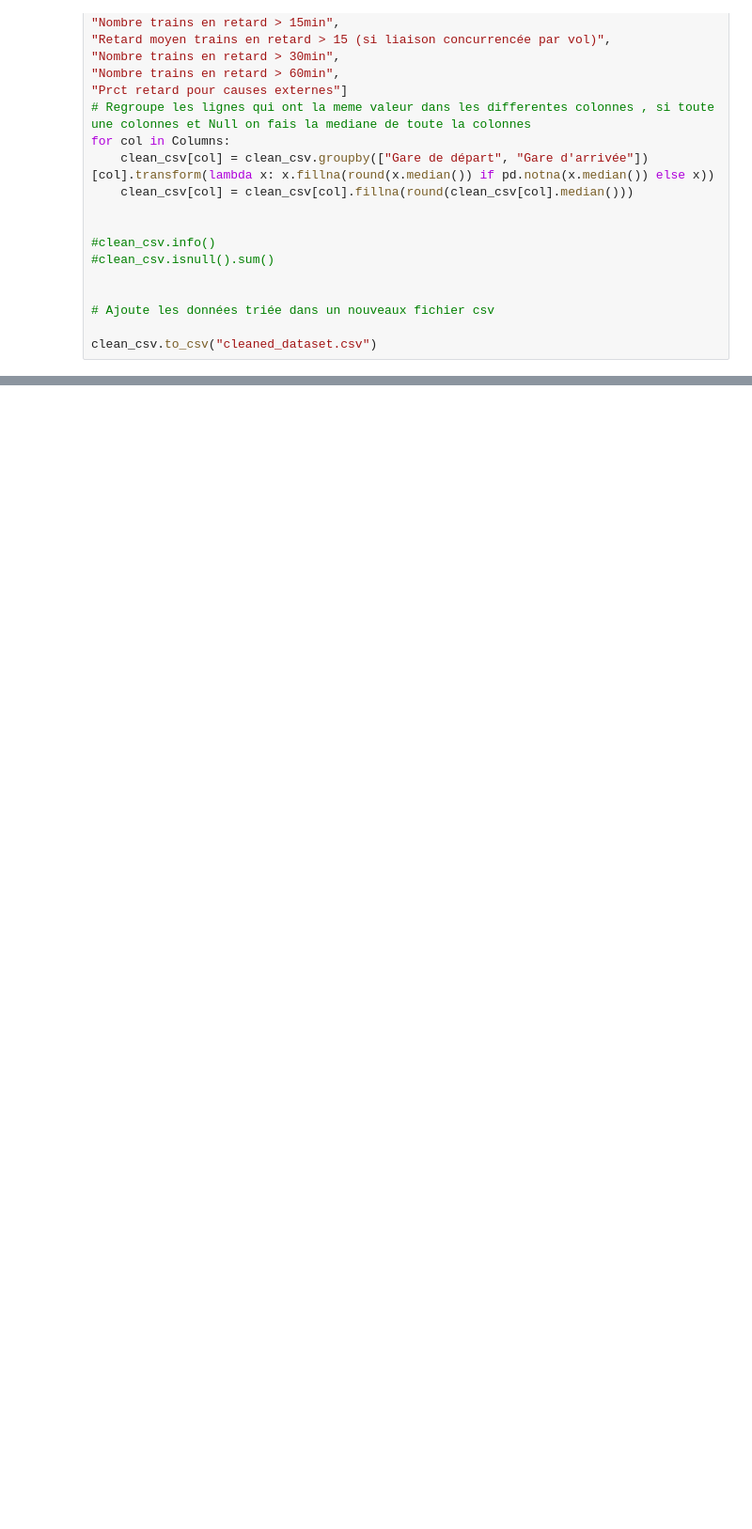
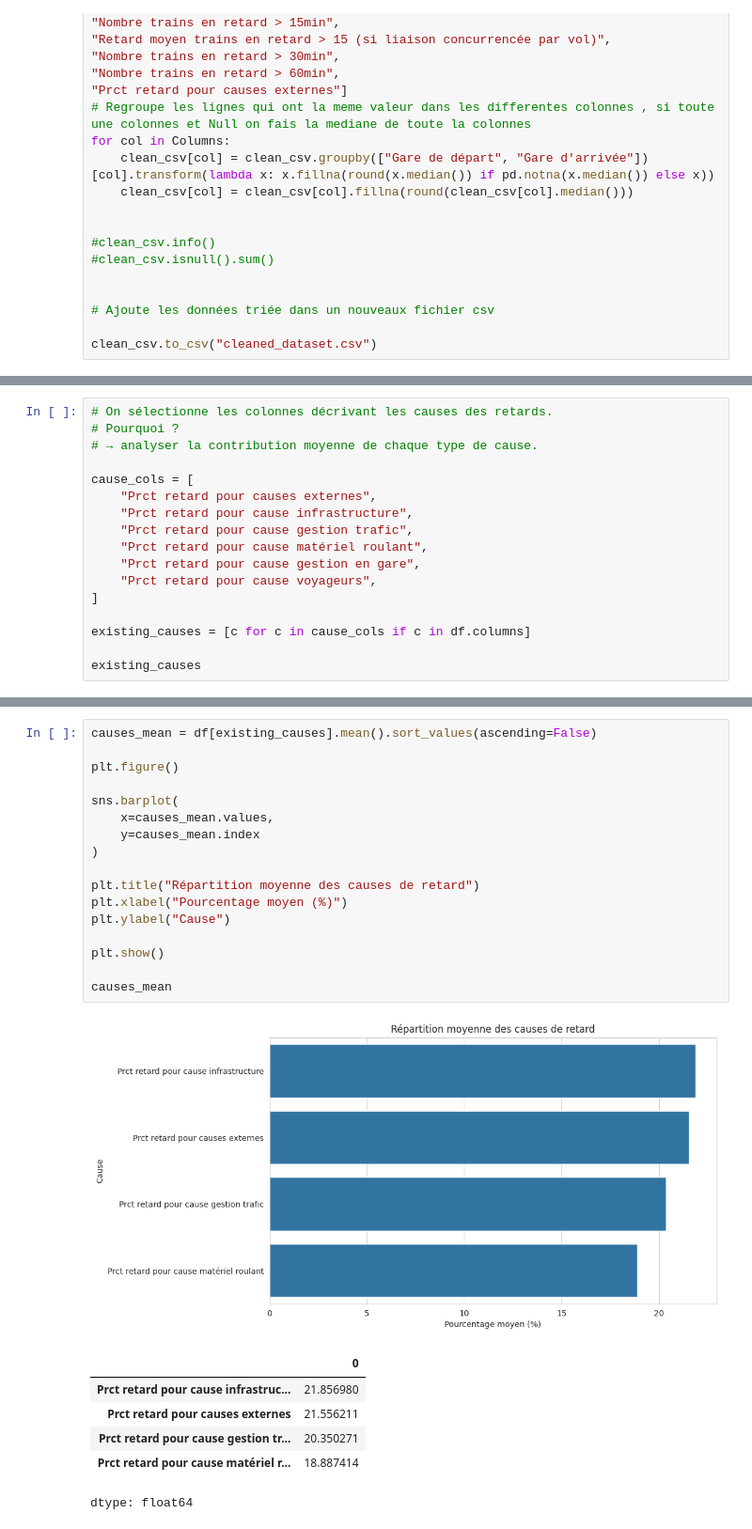
Before and after one commit to AZ044/Tardis, a Jupyter notebook: tardis_eda.ipynb, the cells around one changed output, grey strips where cells are left out. Shown at 94% size. Cells and saved outputs as stored; diff of their text form; blank space fills up the shorter version.

```diff
--- a/tardis_eda.ipynb
+++ b/tardis_eda.ipynb
@@ -84,0 +401,17 @@ clean_csv.to_csv("cleaned_dataset.csv")
+# %%
+# On sélectionne les colonnes décrivant les causes des retards.
+# Pourquoi ?
+# → analyser la contribution moyenne de chaque type de cause.
+
+cause_cols = [
+    "Prct retard pour causes externes",
+    "Prct retard pour cause infrastructure",
+    "Prct retard pour cause gestion trafic",
+    "Prct retard pour cause matériel roulant",
+    "Prct retard pour cause gestion en gare",
+    "Prct retard pour cause voyageurs",
+]
+
+existing_causes = [c for c in cause_cols if c in df.columns]
+
+existing_causes
@@ -84,0 +423,25 @@ clean_csv.to_csv("cleaned_dataset.csv")
+# %%
+causes_mean = df[existing_causes].mean().sort_values(ascending=False)
+
+plt.figure()
+
+sns.barplot(
+    x=causes_mean.values,
+    y=causes_mean.index
+)
+
+plt.title("Répartition moyenne des causes de retard")
+plt.xlabel("Pourcentage moyen (%)")
+plt.ylabel("Cause")
+
+plt.show()
+
+causes_mean
+# %% [output]
+[figure, added]
+|  | 0 |
+| Prct retard pour cause infrastruc... | 21.856980 |
+| Prct retard pour causes externes | 21.556211 |
+| Prct retard pour cause gestion tr... | 20.350271 |
+| Prct retard pour cause matériel r... | 18.887414 |
+dtype: float64
```
Also changed, not shown: parts of 32 cells of this notebook.
